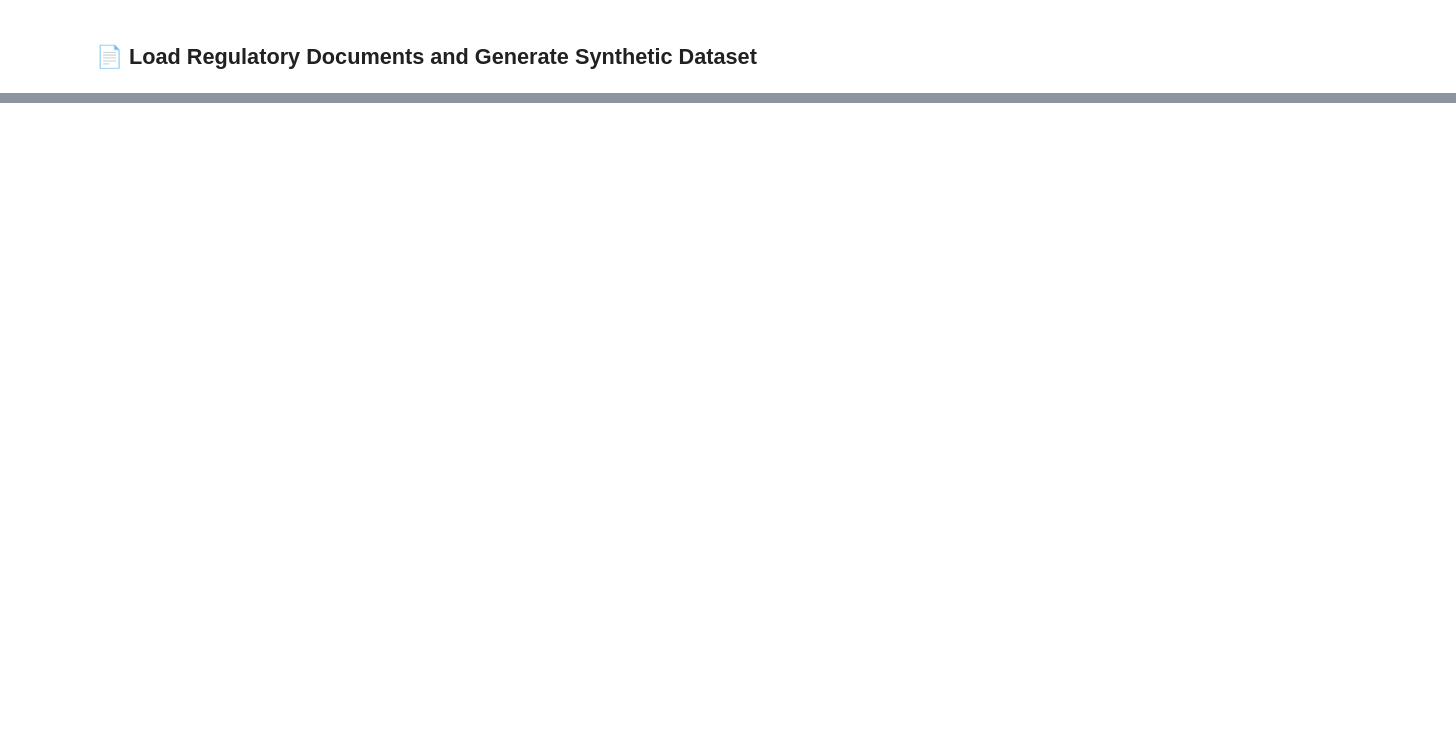
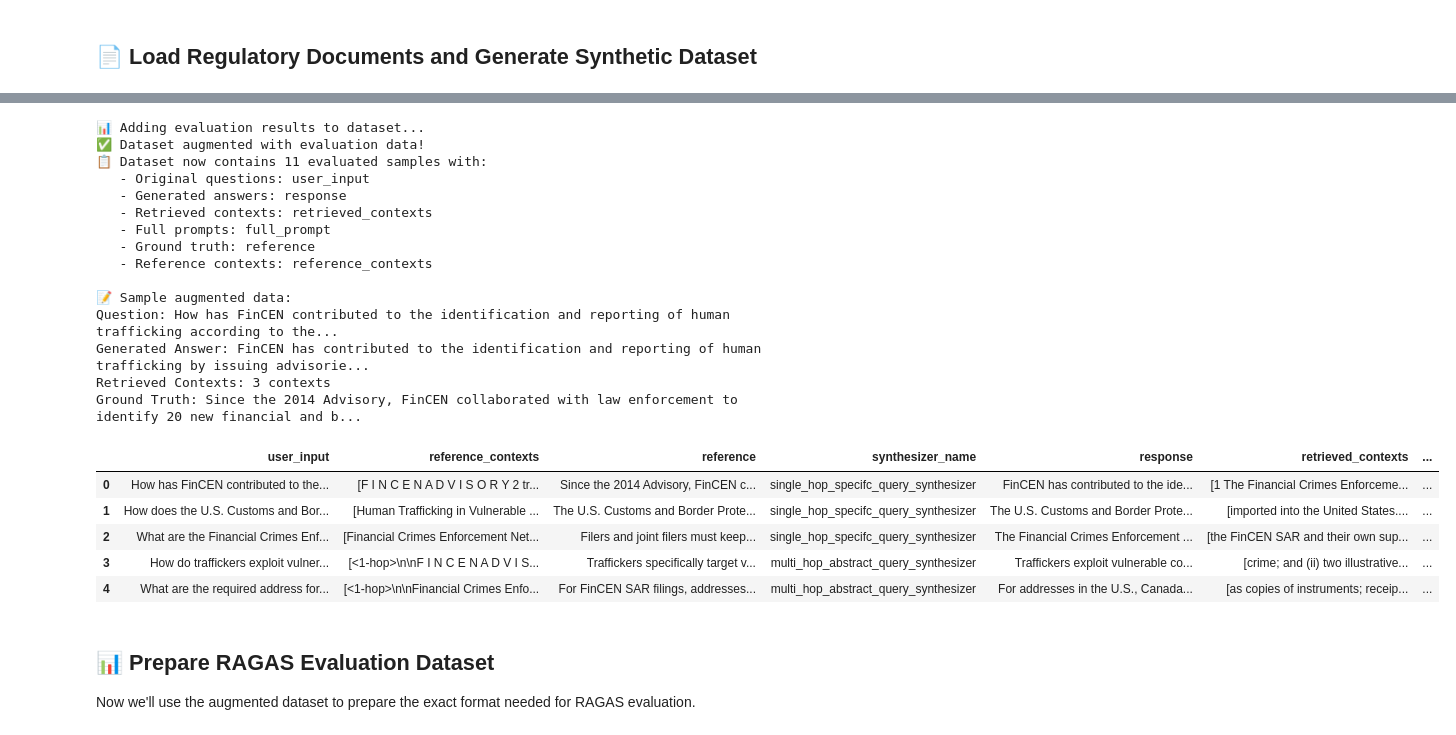
Before and after one commit to ovokpus/InvestigatorAI, a Jupyter notebook: investigator_ai_ragas_evaluation.ipynb, the cells around one changed output, grey strips where cells are left out. Cells and saved outputs as stored; diff of their text form; code cells hidden in the pictures; blank space fills up the shorter version.

```diff
--- a/investigator_ai_ragas_evaluation.ipynb
+++ b/investigator_ai_ragas_evaluation.ipynb
@@ -204,0 +297,59 @@ Next sections to implement:
+# %%
+# Add the generated data to the dataset
+print("📊 Adding evaluation results to dataset...")
+
+# Convert dataset to pandas for easier manipulation
+df = dataset.to_pandas()
+
+# Add new columns for all samples
+df_augmented = df.copy()
+
+# Add the generated data
+df_augmented['response'] = evaluation_responses
+df_augmented['retrieved_contexts'] = contexts_retrieved
+df_augmented['full_prompt'] = prompts
+
+print(f"✅ Dataset augmented with evaluation data!")
+print(f"📋 Dataset now contains {len(df_augmented)} evaluated samples with:")
+print(f"   - Original questions: user_input")
+print(f"   - Generated answers: response")
+print(f"   - Retrieved contexts: retrieved_contexts")
+print(f"   - Full prompts: full_prompt")
+print(f"   - Ground truth: reference")
+print(f"   - Reference contexts: reference_contexts")
+
+# Display a sample
+print(f"\n📝 Sample augmented data:")
+print(f"Question: {df_augmented.iloc[0]['user_input'][:100]}...")
+print(f"Generated Answer: {df_augmented.iloc[0]['response'][:100]}...")
+print(
+    f"Retrieved Contexts: {len(df_augmented.iloc[0]['retrieved_contexts'])} contexts")
+print(f"Ground Truth: {df_augmented.iloc[0]['reference'][:100]}...")
+
+df_augmented.head()
+# %% [output]
+📊 Adding evaluation results to dataset...
+✅ Dataset augmented with evaluation data!
+📋 Dataset now contains 11 evaluated samples with:
+   - Original questions: user_input
+   - Generated answers: response
+   - Retrieved contexts: retrieved_contexts
+   - Full prompts: full_prompt
+   - Ground truth: reference
+   - Reference contexts: reference_contexts
+
+📝 Sample augmented data:
+Question: How has FinCEN contributed to the identification and reporting of human trafficking according to the...
+Generated Answer: FinCEN has contributed to the identification and reporting of human trafficking by issuing advisorie...
+Retrieved Contexts: 3 contexts
+Ground Truth: Since the 2014 Advisory, FinCEN collaborated with law enforcement to identify 20 new financial and b...
+|  | user_input | reference_contexts | reference | synthesizer_name | response | retrieved_contexts | ... |
+| 0 | How has FinCEN contributed to the... | [F I N C E N A D V I S O R Y 2 tr... | Since the 2014 Advisory, FinCEN c... | single_hop_specifc_query_synthesizer | FinCEN has contributed to the ide... | [1 The Financial Crimes Enforceme... | ... |
+| 1 | How does the U.S. Customs and Bor... | [Human Trafficking in Vulnerable ... | The U.S. Customs and Border Prote... | single_hop_specifc_query_synthesizer | The U.S. Customs and Border Prote... | [imported into the United States.... | ... |
+| 2 | What are the Financial Crimes Enf... | [Financial Crimes Enforcement Net... | Filers and joint filers must keep... | single_hop_specifc_query_synthesizer | The Financial Crimes Enforcement ... | [the FinCEN SAR and their own sup... | ... |
+| 3 | How do traffickers exploit vulner... | [<1-hop>\n\nF I N C E N A D V I S... | Traffickers specifically target v... | multi_hop_abstract_query_synthesizer | Traffickers exploit vulnerable co... | [crime; and (ii) two illustrative... | ... |
+| 4 | What are the required address for... | [<1-hop>\n\nFinancial Crimes Enfo... | For FinCEN SAR filings, addresses... | multi_hop_abstract_query_synthesizer | For addresses in the U.S., Canada... | [as copies of instruments; receip... | ... |
+# %% [markdown]
+## 📊 Prepare RAGAS Evaluation Dataset
+
+Now we'll use the augmented dataset to prepare the exact format needed for RAGAS evaluation.
```
Also changed, not shown: parts of 23 cells of this notebook, 1 other file.
